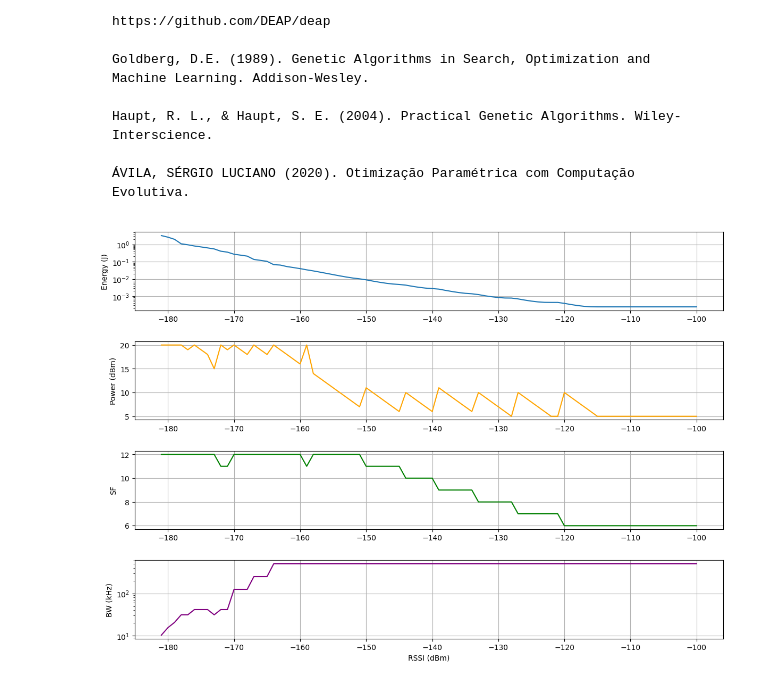
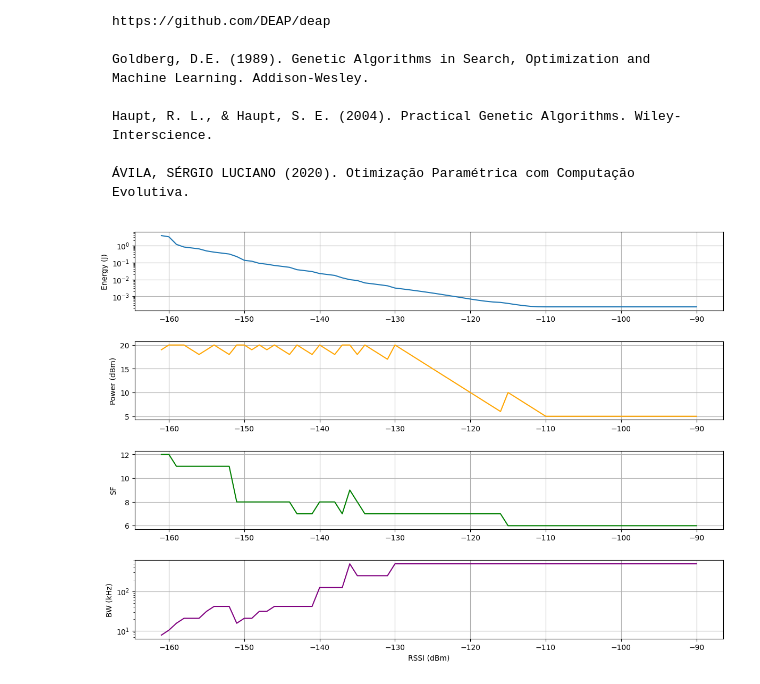
Before and after one commit to eduautomatiza/OTM20242-2025-Guse, a Jupyter notebook: LoRa.ipynb, the cells around one changed output. Saved outputs shown, nothing was run; the diff lists cells and outputs as text; code cells hidden in the pictures.

```diff
--- a/LoRa.ipynb
+++ b/LoRa.ipynb
@@ -155,9 +155,6 @@ def power_to_current(power):
     coeffs = [10.768, -1.689, 0.153, 0.00076]
     return max(0, coeffs[0] + coeffs[1]*power + coeffs[2]*power**2 + coeffs[3]*power**3)
 
-# === SNR por SF ===
-snr_required = {6: -5, 7: -7.5, 8: -10, 9: -12.5, 10: -15, 11: -17.5, 12: -20}
-
 # === 3. TEMPO DE TRANSMISSÃO ===
 def symbol_rate(sf, bw):
     return (bw * 1000) / (2 ** sf)
@@ -183,8 +180,7 @@ def evaluate(ind, rssi_observed):
         return (1e9,)  # Penalização para parâmetros inválidos
 
     sensitivity = calculate_sensitivity(params.sf, params.bw)
-    snr_min = snr_required.get(params.sf, -20)
-    margin = params.power + rssi_observed - sensitivity - snr_min
+    margin = params.power + rssi_observed - sensitivity
 
     time_on_air = airtime(params, PAYLOAD_BYTES)
     current_ma = power_to_current(params.power)
@@ -249,32 +245,32 @@ def plot_results(resultados):
 
     plt.subplot(5, 1, 2)
     plt.plot(rssi_list, power_list, label='Power (dBm)', color='orange')
     plt.ylabel('Power (dBm)')
     plt.grid(True)
 
     plt.subplot(5, 1, 3)
     plt.plot(rssi_list, sf_list, label='Spreading Factor', color='green')
     plt.ylabel('SF')
     plt.grid(True)
 
     plt.subplot(5, 1, 4)
     plt.plot(rssi_list, bw_list, label='Bandwidth (kHz)', color='purple')
     plt.xlabel('RSSI (dBm)')
     plt.ylabel('BW (kHz)')
     plt.yscale('log')
     plt.grid(True)
 
     plt.tight_layout()
     plt.show()
 
 def main():
     # Loop principal para otimizar diferentes valores de RSSI
-    rssi_values = np.arange(-181, -99, 1)
+    rssi_values = np.arange(-161, -89, 1)
     with multiprocessing.Pool(processes=multiprocessing.cpu_count()) as pool:
         resultados = pool.map(run_optimization, rssi_values)
     plot_results(resultados)
 
 if __name__ == '__main__':
     main()
 # %% [output]
-[figure, old version]
+[figure, new version]
```
Also changed, not shown: 1 other file.
